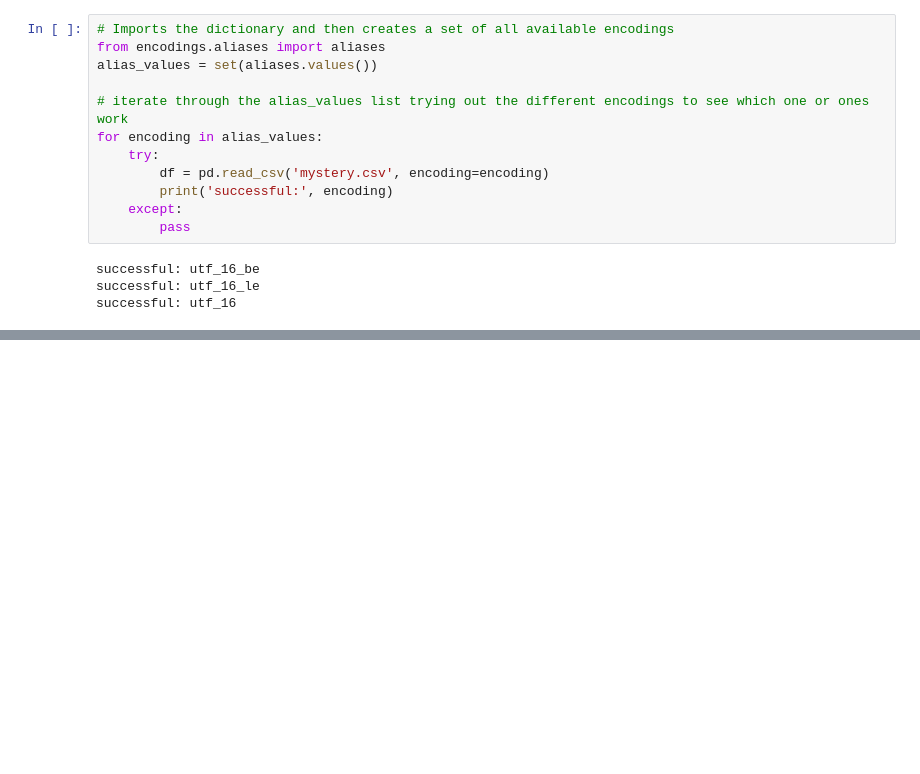
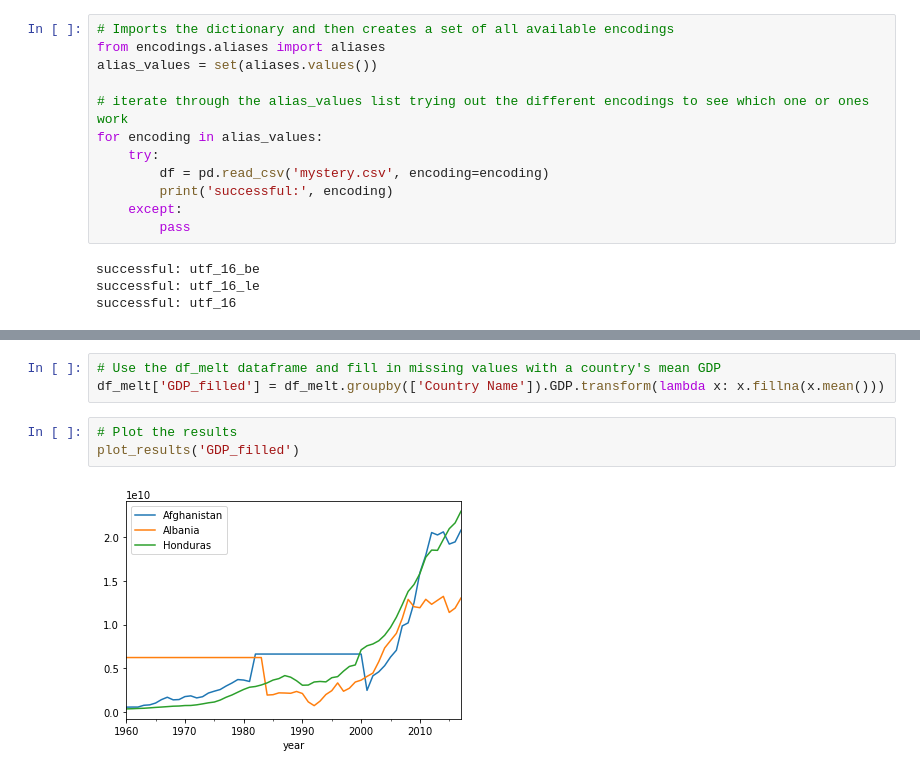
Before and after one commit to eatPizza311/Udacity-DSND, a Jupyter notebook: L3-Data Engineering/1.ETL pipline/Transform/ETL_Transform.ipynb, the cells around one changed output, grey strips where cells are left out. Cells and saved outputs as stored; diff of their text form; blank space fills up the shorter version.

Commit message:
feat: add "Imputation" to ETL_Transform notebook

```diff
--- a/L3-Data Engineering/1.ETL pipline/Transform/ETL_Transform.ipynb
+++ b/L3-Data Engineering/1.ETL pipline/Transform/ETL_Transform.ipynb
@@ -460,0 +528,8 @@ successful: utf_16
+# %%
+# Use the df_melt dataframe and fill in missing values with a country's mean GDP
+df_melt['GDP_filled'] = df_melt.groupby(['Country Name']).GDP.transform(lambda x: x.fillna(x.mean()))
+# %%
+# Plot the results
+plot_results('GDP_filled')
+# %% [output]
+[figure, added]
```
Also changed, not shown: parts of 13 cells of this notebook.
